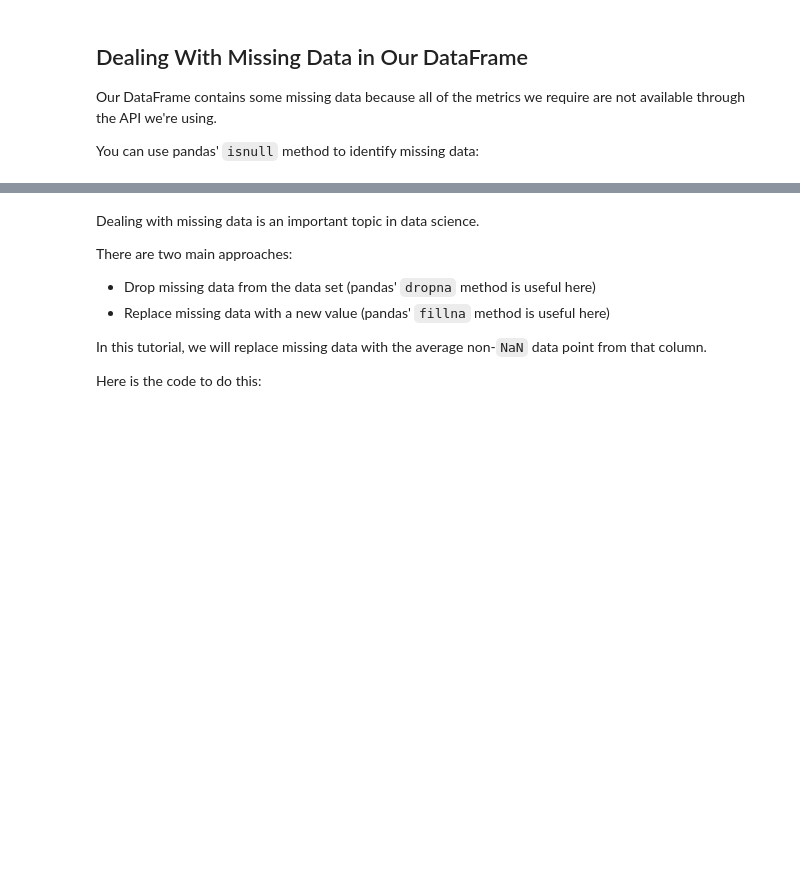
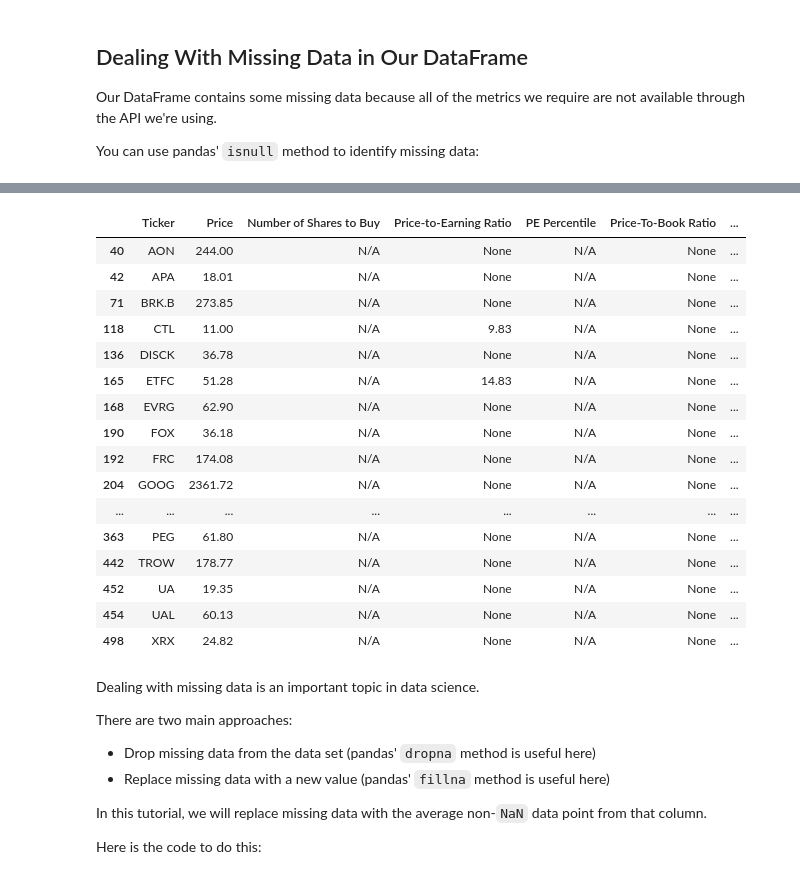
Before and after one commit to avin-shum/algorithmic-trading-python, a Jupyter notebook: learning_files/003_quantitative_value_strategy.ipynb, the cells around one changed output, grey strips where cells are left out. Saved outputs shown, nothing was run; the diff lists cells and outputs as text; code cells hidden in the pictures; blank space fills up the shorter version.

```diff
--- a/learning_files/003_quantitative_value_strategy.ipynb
+++ b/learning_files/003_quantitative_value_strategy.ipynb
@@ -329,3 +310,23 @@ You can use pandas' `isnull` method to identify missing data:
+# %%
+rv_dataframe[rv_dataframe.isnull().any(axis=1)]
+# %% [output]
+|  | Ticker | Price | Number of Shares to Buy | Price-to-Earning Ratio | PE Percentile | Price-To-Book Ratio | ... |
+| 40 | AON | 244.00 | N/A | None | N/A | None | ... |
+| 42 | APA | 18.01 | N/A | None | N/A | None | ... |
+| 71 | BRK.B | 273.85 | N/A | None | N/A | None | ... |
+| 118 | CTL | 11.00 | N/A | 9.83 | N/A | None | ... |
+| 136 | DISCK | 36.78 | N/A | None | N/A | None | ... |
+| 165 | ETFC | 51.28 | N/A | 14.83 | N/A | None | ... |
+| 168 | EVRG | 62.90 | N/A | None | N/A | None | ... |
+| 190 | FOX | 36.18 | N/A | None | N/A | None | ... |
+| 192 | FRC | 174.08 | N/A | None | N/A | None | ... |
+| 204 | GOOG | 2361.72 | N/A | None | N/A | None | ... |
+| ... | ... | ... | ... | ... | ... | ... | ... |
+| 363 | PEG | 61.80 | N/A | None | N/A | None | ... |
+| 442 | TROW | 178.77 | N/A | None | N/A | None | ... |
+| 452 | UA | 19.35 | N/A | None | N/A | None | ... |
+| 454 | UAL | 60.13 | N/A | None | N/A | None | ... |
+| 498 | XRX | 24.82 | N/A | None | N/A | None | ... |
 # %% [markdown]
 Dealing with missing data is an important topic in data science.
 
```
Also changed, not shown: parts of 4 cells of this notebook.
